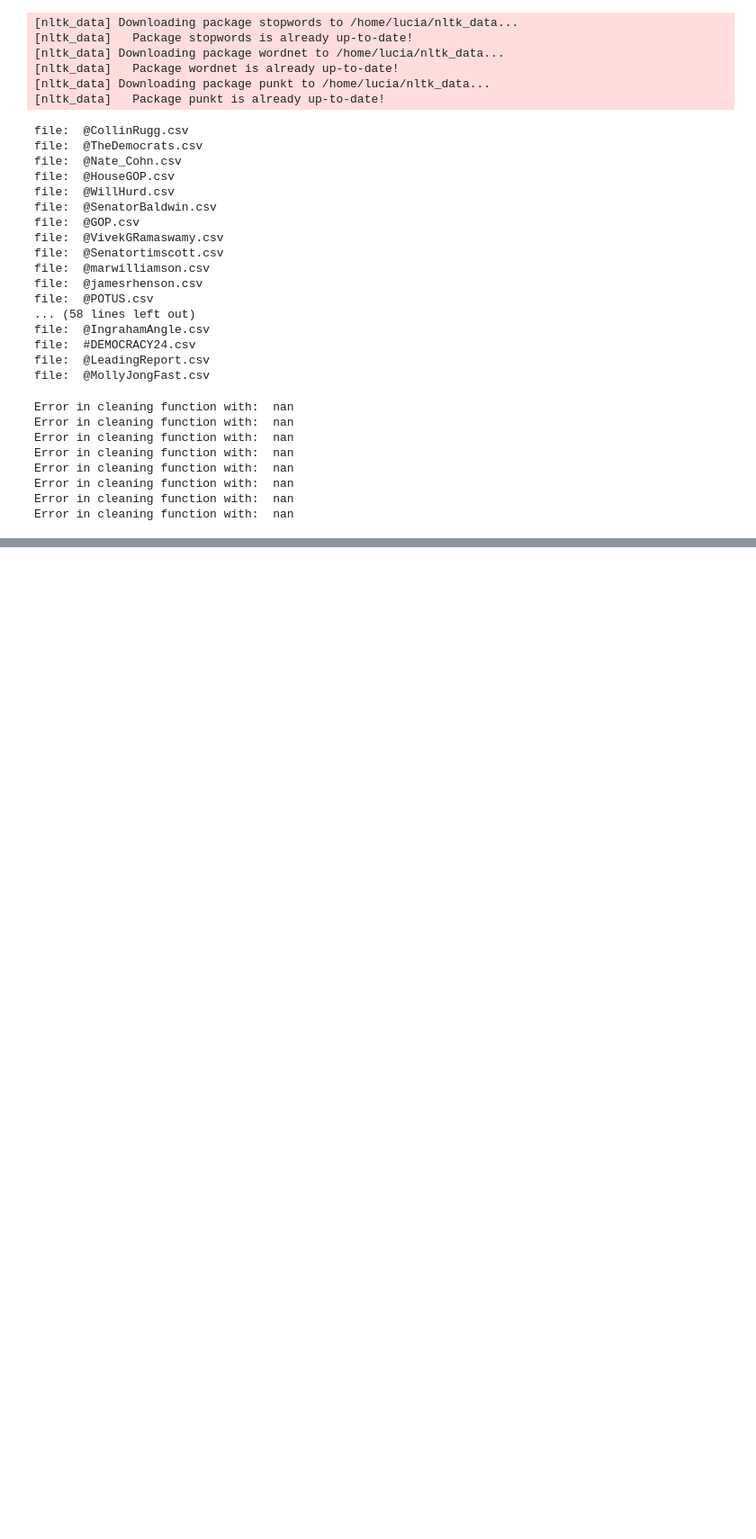
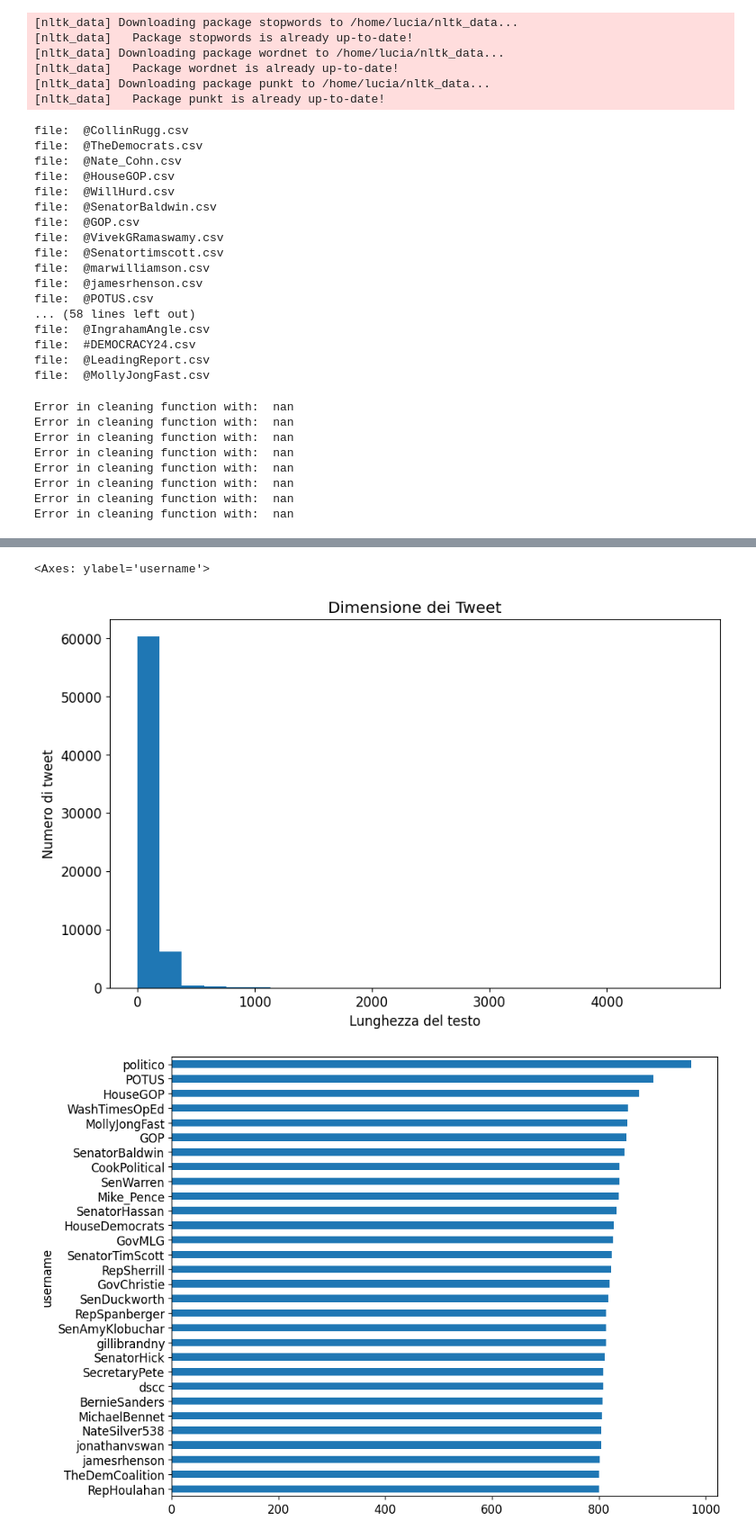
Before and after one commit to dream-19/Topic_Modeling_and_Sentiment_Analysis_on_Tweets, a Jupyter notebook: pre_processing.ipynb, the cells around one changed output, grey strips where cells are left out. Shown at 90% size. Saved outputs shown, nothing was run; the diff lists cells and outputs as text; code cells hidden in the pictures; blank space fills up the shorter version.

```diff
--- a/pre_processing.ipynb
+++ b/pre_processing.ipynb
@@ -209,0 +250,21 @@ Numero righe file pulito:  74197
+# %%
+#exploratory data analysis (EDA)
+df_clean = pd.read_csv('./doc/cleaned.csv')
+
+#1) Dimensione dei tweet
+plt.figure(figsize=(10,6))
+doc_lens = [len(str(d)) if isinstance(d, str) else 0 for d in df_clean['cleaned_text']]
+
+
+plt.hist(doc_lens, bins = 25,   range=(min(doc_lens), max(doc_lens)))
+plt.title('Dimensione dei Tweet')
+plt.ylabel('Numero di tweet')
+plt.xlabel('Lunghezza del testo')
+
+#2) 30 account da cui provengono più tweet
+plt.figure(figsize=(10,8))
+df_clean['username'].value_counts().head(30).sort_values(ascending=True).plot(kind='barh')
+# %% [output]
+<Axes: ylabel='username'>
+[figure, added]
+[figure, added]
```
Also changed, not shown: parts of 6 cells of this notebook.
